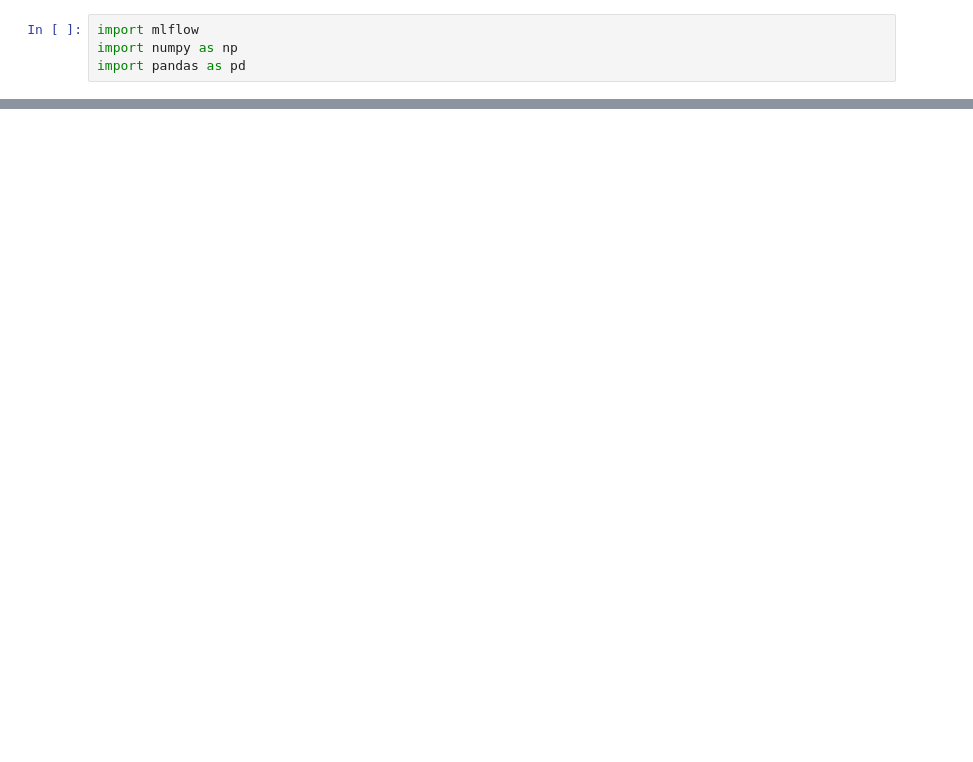
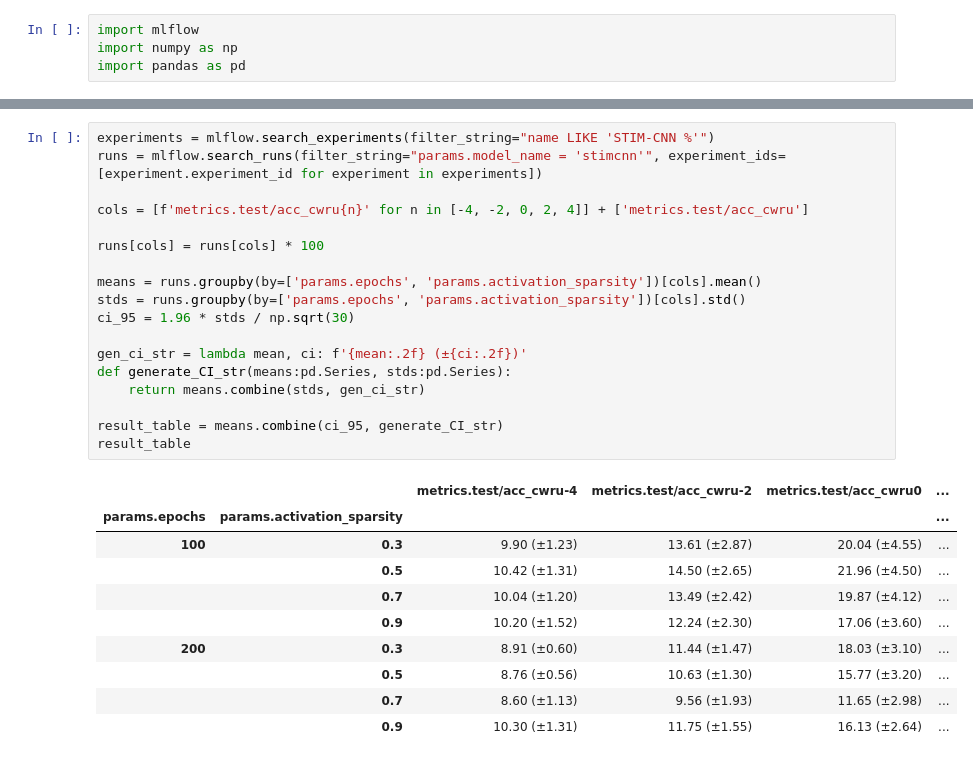
Before and after one commit to lmh970329/sparse-bfd, a Jupyter notebook: result.ipynb, the cells around one changed output, grey strips where cells are left out. Drawn from its saved outputs; the diff is of its cells as text; blank space fills up the shorter version.

```diff
--- a/result.ipynb
+++ b/result.ipynb
@@ -37,0 +77,29 @@ result_table
+# %%
+experiments = mlflow.search_experiments(filter_string="name LIKE 'STIM-CNN %'")
+runs = mlflow.search_runs(filter_string="params.model_name = 'stimcnn'", experiment_ids=[experiment.experiment_id for experiment in experiments])
+
+cols = [f'metrics.test/acc_cwru{n}' for n in [-4, -2, 0, 2, 4]] + ['metrics.test/acc_cwru']
+
+runs[cols] = runs[cols] * 100
+
+means = runs.groupby(by=['params.epochs', 'params.activation_sparsity'])[cols].mean()
+stds = runs.groupby(by=['params.epochs', 'params.activation_sparsity'])[cols].std()
+ci_95 = 1.96 * stds / np.sqrt(30)
+
+gen_ci_str = lambda mean, ci: f'{mean:.2f} (±{ci:.2f})'
+def generate_CI_str(means:pd.Series, stds:pd.Series):
+    return means.combine(stds, gen_ci_str)
+
+result_table = means.combine(ci_95, generate_CI_str)
+result_table
+# %% [output]
+|  |  | metrics.test/acc_cwru-4 | metrics.test/acc_cwru-2 | metrics.test/acc_cwru0 | ... |
+| params.epochs | params.activation_sparsity |  |  |  | ... |
+| 100 | 0.3 | 9.90 (±1.23) | 13.61 (±2.87) | 20.04 (±4.55) | ... |
+|  | 0.5 | 10.42 (±1.31) | 14.50 (±2.65) | 21.96 (±4.50) | ... |
+|  | 0.7 | 10.04 (±1.20) | 13.49 (±2.42) | 19.87 (±4.12) | ... |
+|  | 0.9 | 10.20 (±1.52) | 12.24 (±2.30) | 17.06 (±3.60) | ... |
+| 200 | 0.3 | 8.91 (±0.60) | 11.44 (±1.47) | 18.03 (±3.10) | ... |
+|  | 0.5 | 8.76 (±0.56) | 10.63 (±1.30) | 15.77 (±3.20) | ... |
+|  | 0.7 | 8.60 (±1.13) | 9.56 (±1.93) | 11.65 (±2.98) | ... |
+|  | 0.9 | 10.30 (±1.31) | 11.75 (±1.55) | 16.13 (±2.64) | ... |
```
Also changed, not shown: parts of 2 cells of this notebook.
